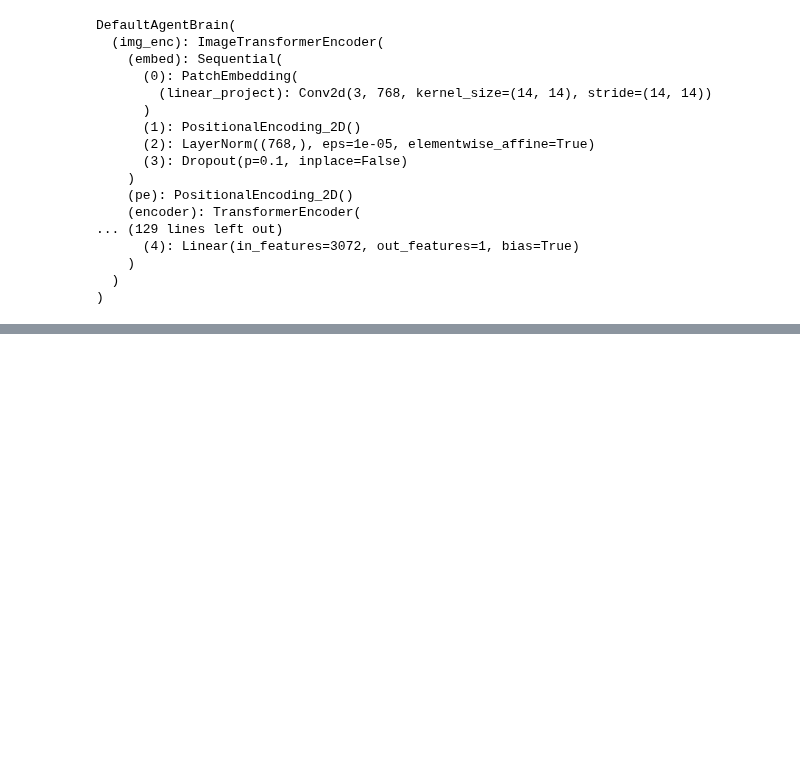
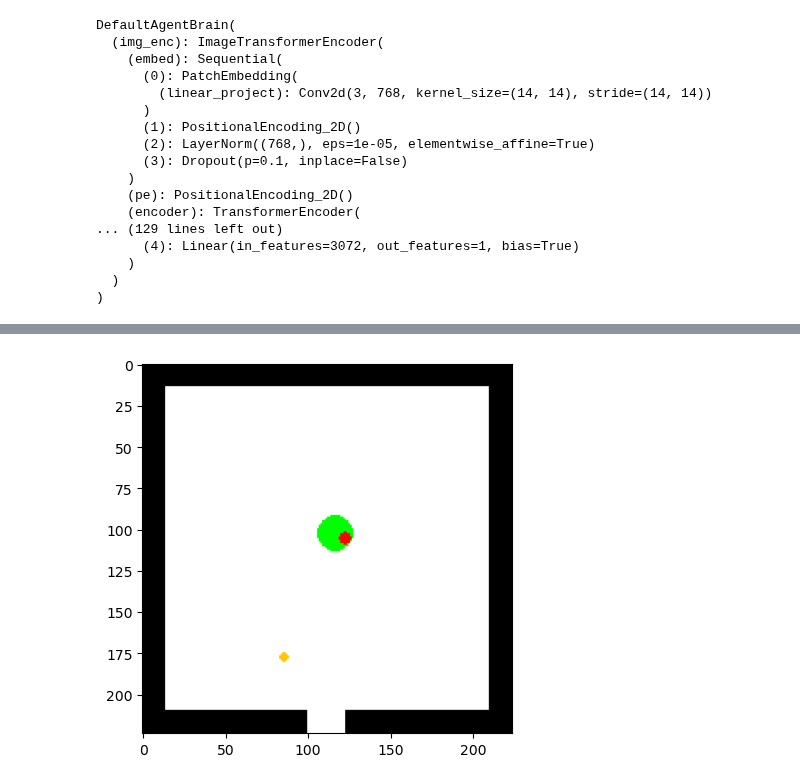
Before and after one commit to atbolsh/TransformerHomunculus, a Jupyter notebook: pseudoGRPO_agent/TestingAndDebugging.ipynb, the cells around one changed output, grey strips where cells are left out. Saved outputs shown, nothing was run; the diff lists cells and outputs as text; code cells hidden in the pictures; blank space fills up the shorter version.

```diff
--- a/pseudoGRPO_agent/TestingAndDebugging.ipynb
+++ b/pseudoGRPO_agent/TestingAndDebugging.ipynb
@@ -136,0 +469,2 @@ tensor([[0, 0, 0, 0, 0, 0, 0, 0, 0, 0, 0, 0, 0, 0, 0, 0, 0, 0, 0, 0, 0, 0, 0, 0,
+# %%
+imgs = get_images_settings([game_trace[0]], device=device)
@@ -136,0 +475,4 @@ tensor([[0, 0, 0, 0, 0, 0, 0, 0, 0, 0, 0, 0, 0, 0, 0, 0, 0, 0, 0, 0, 0, 0, 0, 0,
+# %%
+quick_display(imgs[0])
+# %% [output]
+[figure, added]
```
Also changed, not shown: parts of 92 cells of this notebook, 4 other files.
